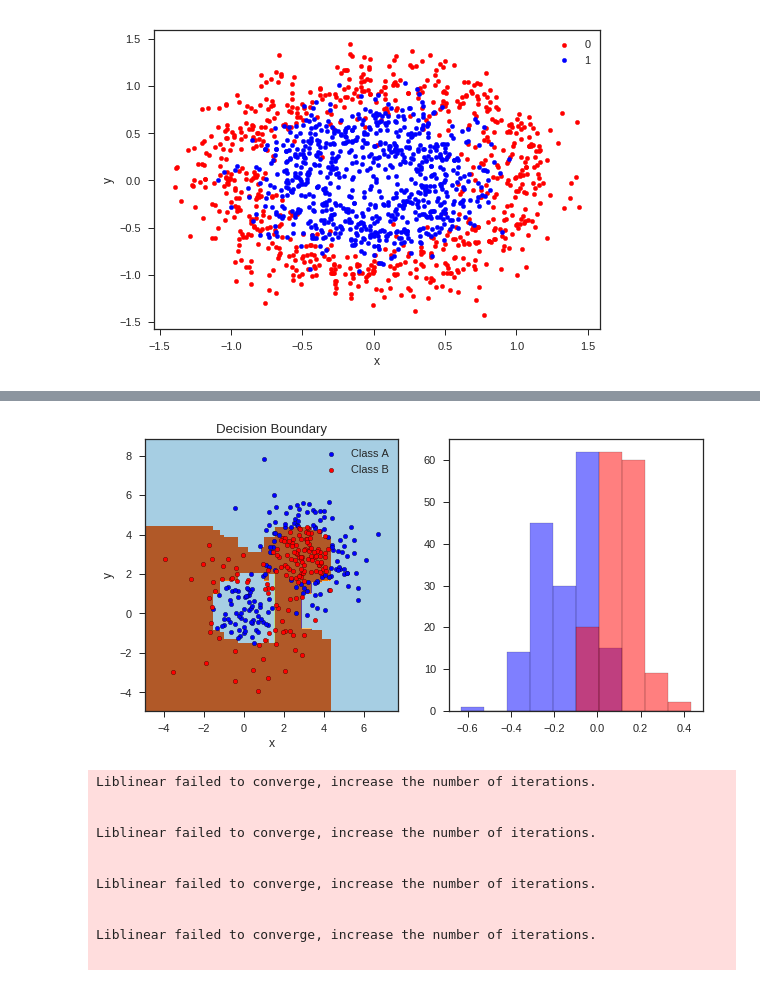
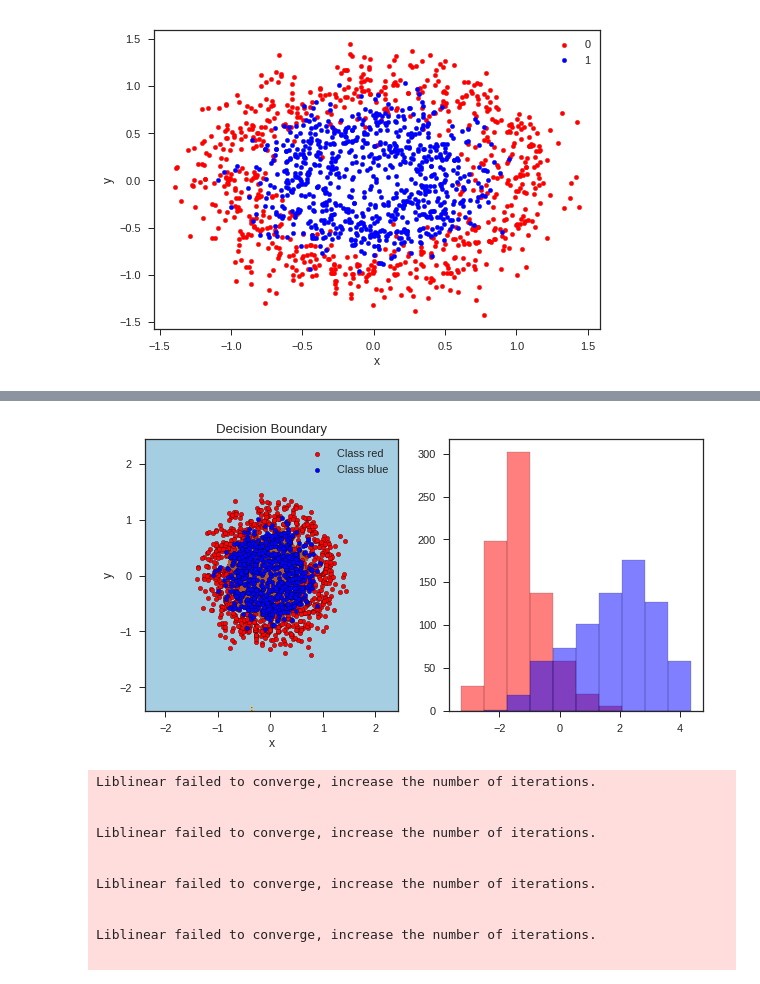
Before and after one commit to gabibu/ML, a Jupyter notebook: Boosting_Exercise.ipynb, the cells around one changed output, grey strips where cells are left out. Saved outputs shown, nothing was run; the diff lists cells and outputs as text; code cells hidden in the pictures.

```diff
--- a/Boosting_Exercise.ipynb
+++ b/Boosting_Exercise.ipynb
@@ -142,69 +114,51 @@ from sklearn.ensemble import AdaBoostClassifier
 from sklearn.tree import DecisionTreeClassifier
 from sklearn.datasets import make_gaussian_quantiles
 
-
-# Construct dataset
-X1, y1 = make_gaussian_quantiles(cov=2.,
-                                 n_samples=200, n_features=2,
-                                 n_classes=2, random_state=1)
-X2, y2 = make_gaussian_quantiles(mean=(3, 3), cov=1.5,
-                                 n_samples=300, n_features=2,
-                                 n_classes=2, random_state=1)
-X = np.concatenate((X1, X2))
-y = np.concatenate((y1, - y2 + 1))
-X = X_train
-y = y_train
-bdt = AdaBoostClassifier(DecisionTreeClassifier(max_depth=1),
-                         algorithm="SAMME",
-                         n_estimators=200)
-
-bdt.fit(X, y)
-
-plot_colors = "br"
+plot_colors = ["r", "b"]
 plot_step = 0.02
-class_names = "AB"
+class_names = ['red' ,'blue']
 
 plt.figure(figsize=(10, 5))
 plt.subplot(121)
 x_min, x_max = X[:, 0].min() - 1, X[:, 0].max() + 1
 y_min, y_max = X[:, 1].min() - 1, X[:, 1].max() + 1
 xx, yy = np.meshgrid(np.arange(x_min, x_max, plot_step), np.arange(y_min, y_max, plot_step))
-Z = bdt.predict(np.c_[xx.ravel(), yy.ravel()])
+Z = model.predict(np.c_[xx.ravel(), yy.ravel()])
 Z = Z.reshape(xx.shape)
 
 cs = plt.contourf(xx, yy, Z, cmap=plt.cm.Paired)
 plt.axis("tight")
 
 
 for i, n, c in zip(range(2), class_names, plot_colors):
     idx = np.where(y == i)
     plt.scatter(X[idx, 0], X[idx, 1],
                 c=c, cmap=plt.cm.Paired,
                 s=20, edgecolor='k',
                 label="Class %s" % n)
 
 plt.xlim(x_min, x_max)
 plt.ylim(y_min, y_max)
 plt.legend(loc='upper right')
 plt.xlabel('x')
 plt.ylabel('y')
 plt.title('Decision Boundary')
 
-twoclass_output = bdt.decision_function(X)
+twoclass_output = model.decision_function(X)
 (twoclass_output.shape, X.shape, twoclass_output[1])
 
 plot_range = (twoclass_output.min(), twoclass_output.max())
 plt.subplot(122)
 for i, n, c in zip(range(2), class_names, plot_colors):
     plt.hist(twoclass_output[y == i],
              bins=10,
              range=plot_range,
              facecolor=c,
              label='Class %s' % n,
              alpha=.5,
              edgecolor='k')
 # %% [output]
-[figure, old version]
+[figure, new version]
 # %%
 X_train, X_test, y_train, y_test = train_test_split(X, y, test_size=0.20,
                                                         random_state=999)
```
Also changed, not shown: parts of 2 cells of this notebook.
